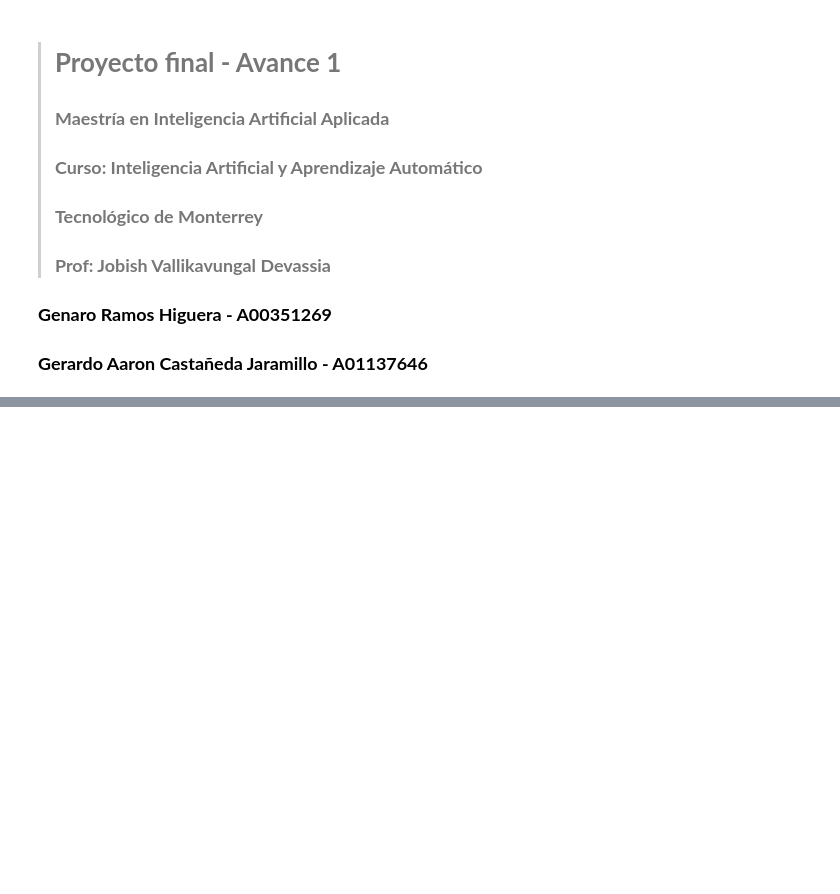
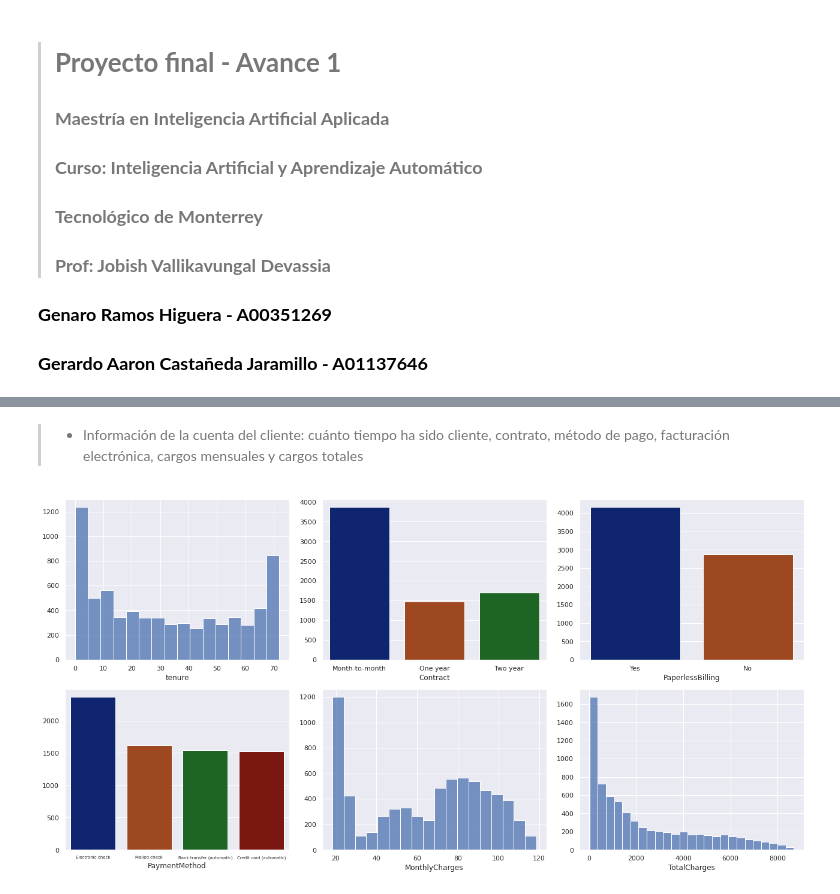
Before and after one commit to PosgradoMNA/actividades-del-projecto-equipo-52, a Jupyter notebook: Proyecto final - Avance 1.ipynb, the cells around one changed output, grey strips where cells are left out. Cells and saved outputs as stored; diff of their text form; code cells hidden in the pictures; blank space fills up the shorter version.

```diff
--- a/Proyecto final - Avance 1.ipynb
+++ b/Proyecto final - Avance 1.ipynb
@@ -11,0 +86,18 @@
+# %% [markdown]
+>* Información de la cuenta del cliente: cuánto tiempo ha sido cliente, contrato, método de pago, facturación electrónica, cargos mensuales y cargos totales
+# %%
+sns.set(rc={'figure.figsize':(18,9)})
+fig, ax =plt.subplots(2,3,squeeze=True)
+
+
+sns.histplot(x=customer_churn.iloc[:, 5], ax=ax[0,0],palette='dark').set(ylabel=None)
+sns.countplot(x=customer_churn.iloc[:, 15], ax=ax[0,1],palette='dark').set(ylabel=None)
+sns.countplot(x=customer_churn.iloc[:, 16], ax=ax[0,2],palette='dark').set(ylabel=None)
+v1 = sns.countplot(x=customer_churn.iloc[:, 17], ax=ax[1,0],palette='dark')
+v1.set_xticklabels(v1.get_xticklabels(),size=7)
+v1.set(ylabel=None)
+sns.histplot(x=customer_churn.iloc[:, 18], ax=ax[1,1],palette='dark').set(ylabel=None)
+sns.histplot(x=customer_churn.iloc[:, 19], ax=ax[1,2],palette='dark').set(ylabel=None)
+plt.tight_layout()
+# %% [output]
+[figure, added]
```
Also changed, not shown: parts of 15 cells of this notebook.
